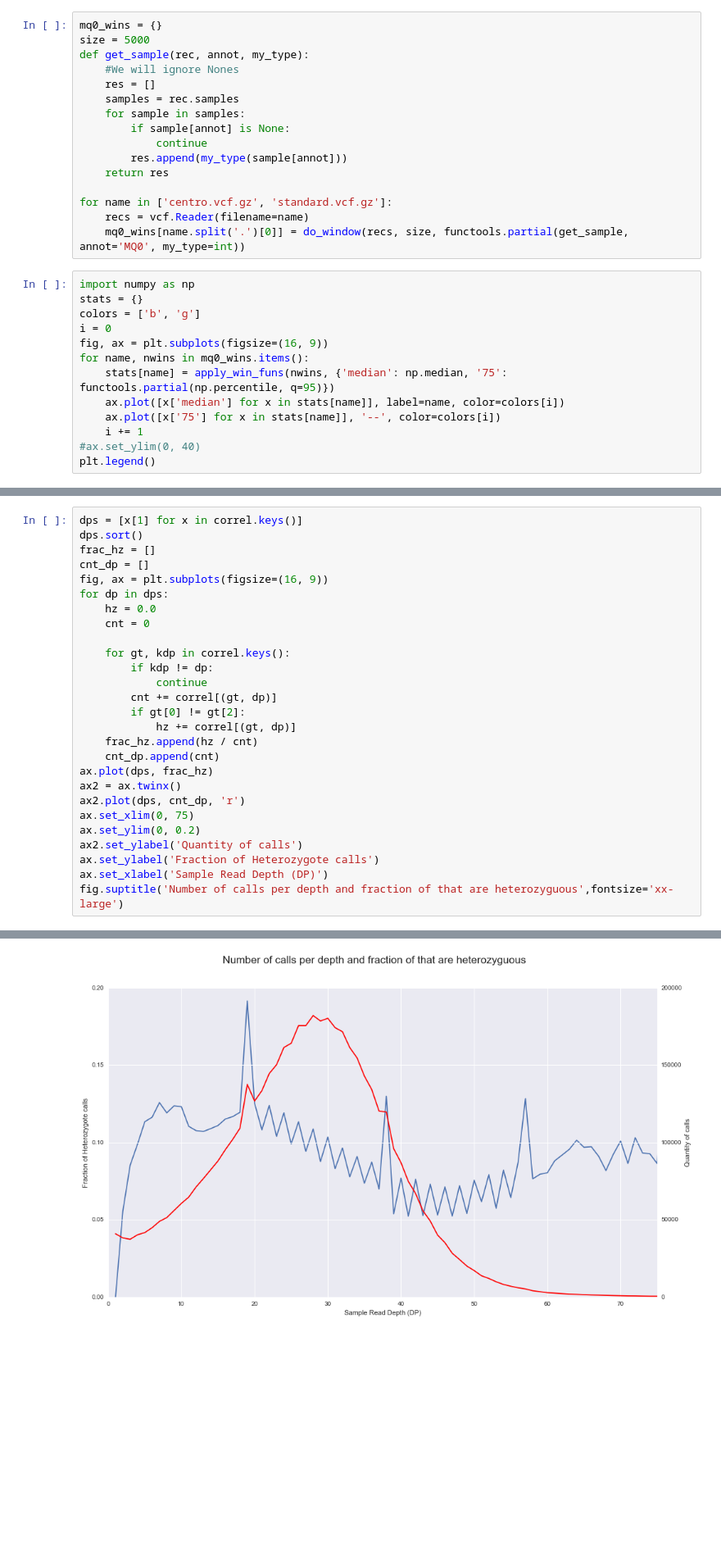
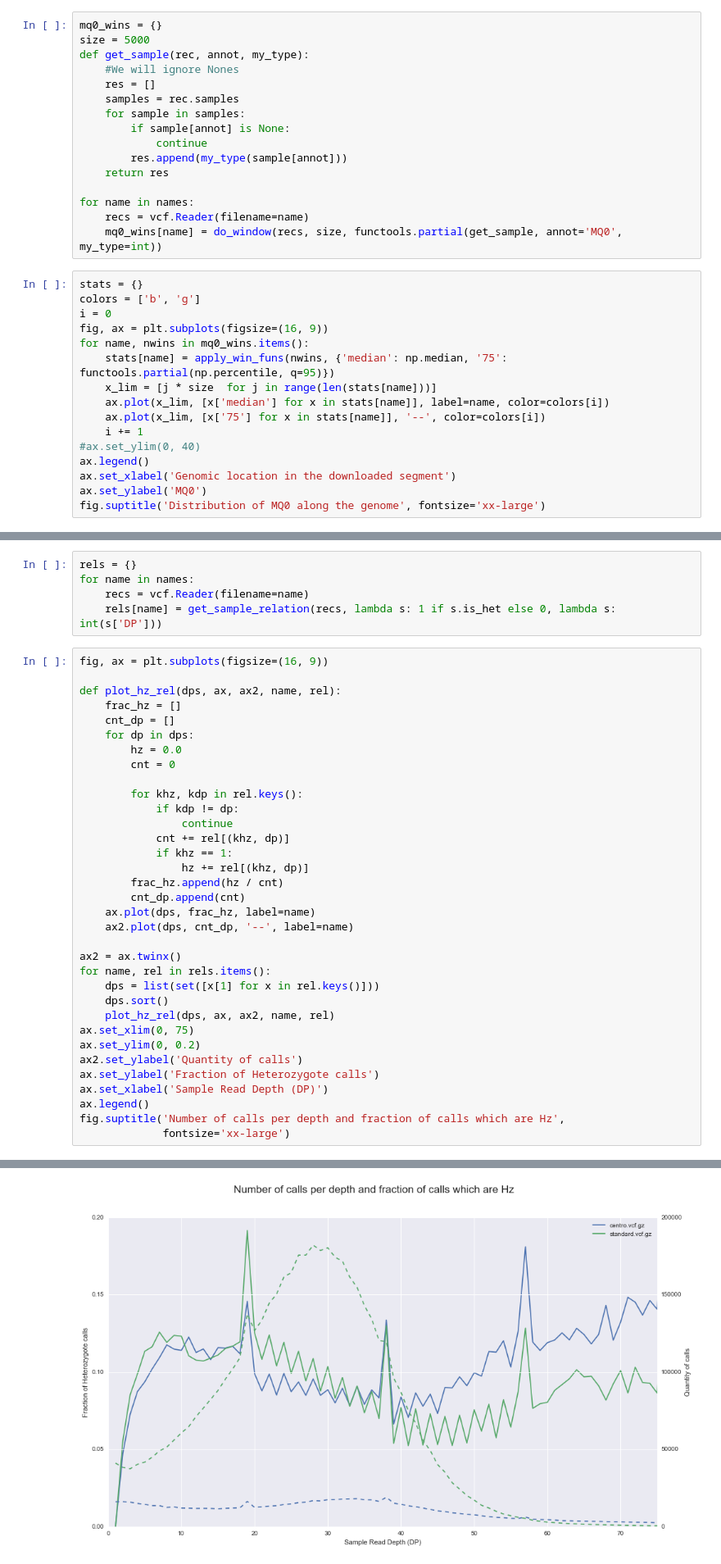
Before and after one commit to tiagoantao/bioinf-python, a Jupyter notebook: notebooks/01_NGS/Filtering_SNPs.ipynb, the cells around one changed output, grey strips where cells are left out. Shown at 82% size. Cells and saved outputs as stored; diff of their text form; blank space fills up the shorter version.

```diff
--- a/notebooks/01_NGS/Filtering_SNPs.ipynb
+++ b/notebooks/01_NGS/Filtering_SNPs.ipynb
@@ -73,20 +84,23 @@ def get_sample(rec, annot, my_type):
         res.append(my_type(sample[annot]))
     return res
 
-for name in ['centro.vcf.gz', 'standard.vcf.gz']:
+for name in names:
     recs = vcf.Reader(filename=name)
-    mq0_wins[name.split('.')[0]] = do_window(recs, size, functools.partial(get_sample, annot='MQ0', my_type=int))
+    mq0_wins[name] = do_window(recs, size, functools.partial(get_sample, annot='MQ0', my_type=int))
 # %%
-import numpy as np
 stats = {}
 colors = ['b', 'g']
 i = 0
 fig, ax = plt.subplots(figsize=(16, 9))
 for name, nwins in mq0_wins.items():
     stats[name] = apply_win_funs(nwins, {'median': np.median, '75': functools.partial(np.percentile, q=95)})
-    ax.plot([x['median'] for x in stats[name]], label=name, color=colors[i])
-    ax.plot([x['75'] for x in stats[name]], '--', color=colors[i])
+    x_lim = [j * size  for j in range(len(stats[name]))]
+    ax.plot(x_lim, [x['median'] for x in stats[name]], label=name, color=colors[i])
+    ax.plot(x_lim, [x['75'] for x in stats[name]], '--', color=colors[i])
     i += 1
 #ax.set_ylim(0, 40)
-plt.legend()
+ax.legend()
+ax.set_xlabel('Genomic location in the downloaded segment')
+ax.set_ylabel('MQ0')
+fig.suptitle('Distribution of MQ0 along the genome', fontsize='xx-large')
 # %% [output]
@@ -112,28 +127,40 @@ correl = get_sample_correlation(recs, 'GT', 'DP', t1=str) # There might be bette
+# %%
+rels = {}
+for name in names:
+    recs = vcf.Reader(filename=name)
+    rels[name] = get_sample_relation(recs, lambda s: 1 if s.is_het else 0, lambda s: int(s['DP']))
 # %%
-dps = [x[1] for x in correl.keys()]
-dps.sort()
-frac_hz = []
-cnt_dp = []
 fig, ax = plt.subplots(figsize=(16, 9))
-for dp in dps:
-    hz = 0.0
-    cnt = 0
 
-    for gt, kdp in correl.keys():
-        if kdp != dp:
-            continue
-        cnt += correl[(gt, dp)]
-        if gt[0] != gt[2]:
-            hz += correl[(gt, dp)]
-    frac_hz.append(hz / cnt)
-    cnt_dp.append(cnt)
-ax.plot(dps, frac_hz)
+def plot_hz_rel(dps, ax, ax2, name, rel):
+    frac_hz = []
+    cnt_dp = []
+    for dp in dps:
+        hz = 0.0
+        cnt = 0
+
+        for khz, kdp in rel.keys():
+            if kdp != dp:
+                continue
+            cnt += rel[(khz, dp)]
+            if khz == 1:
+                hz += rel[(khz, dp)]
+        frac_hz.append(hz / cnt)
+        cnt_dp.append(cnt)
+    ax.plot(dps, frac_hz, label=name)
+    ax2.plot(dps, cnt_dp, '--', label=name)
+
 ax2 = ax.twinx()
-ax2.plot(dps, cnt_dp, 'r')
+for name, rel in rels.items():
+    dps = list(set([x[1] for x in rel.keys()]))
+    dps.sort()
+    plot_hz_rel(dps, ax, ax2, name, rel)
 ax.set_xlim(0, 75)
 ax.set_ylim(0, 0.2)
 ax2.set_ylabel('Quantity of calls')
 ax.set_ylabel('Fraction of Heterozygote calls')
 ax.set_xlabel('Sample Read Depth (DP)')
-fig.suptitle('Number of calls per depth and fraction of that are heterozyguous',fontsize='xx-large')
+ax.legend()
+fig.suptitle('Number of calls per depth and fraction of calls which are Hz',
+             fontsize='xx-large')
 # %% [output]
@@ -141 +170 @@ fig.suptitle('Number of calls per depth and fraction of that are heterozyguous',
-[figure, old version]
+[figure, new version]
```
Also changed, not shown: parts of 11 cells of this notebook.
